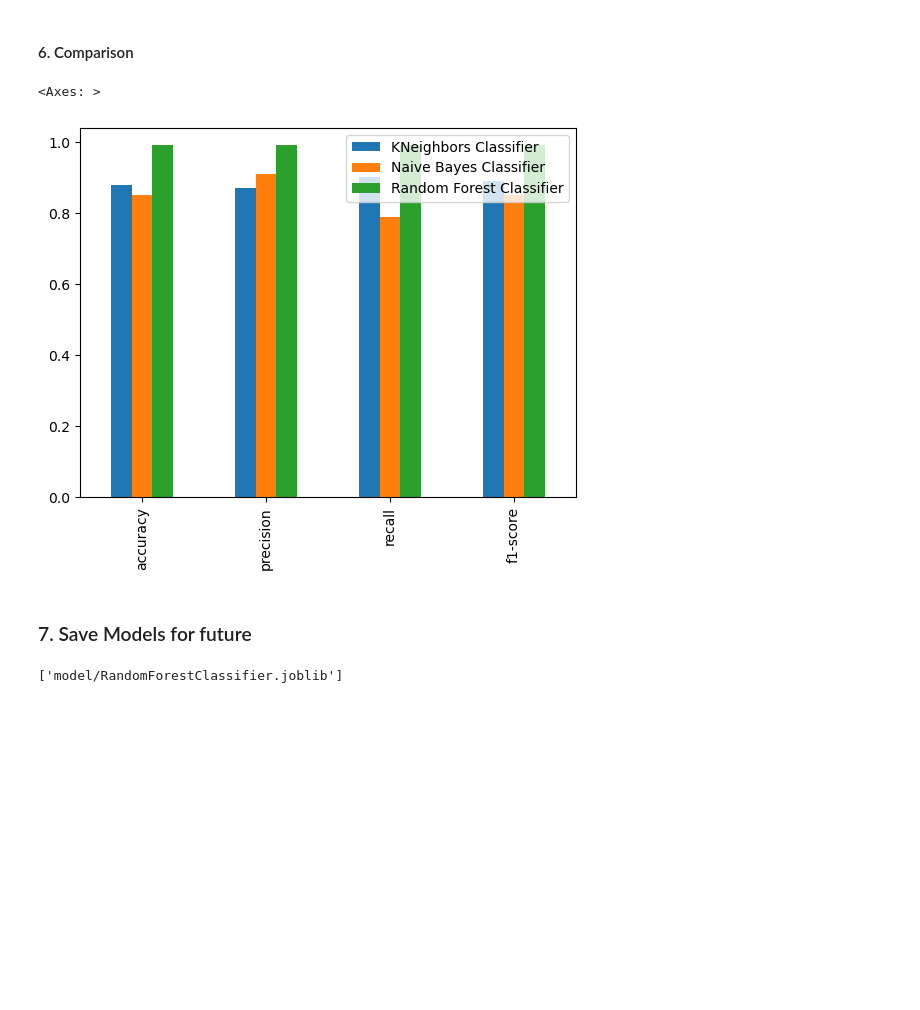
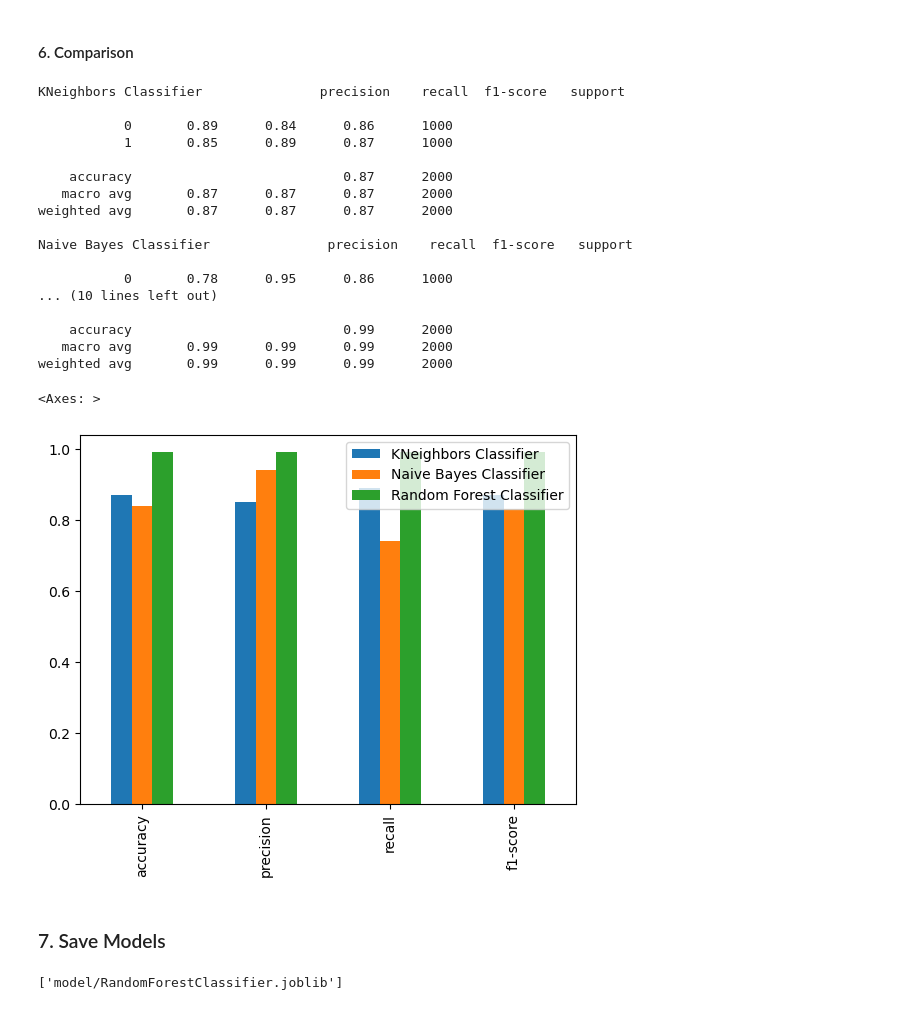
Before and after one commit to Anuj-Panchal/Phishing_Detection, a Jupyter notebook: phishing_detection.ipynb, the cells around one changed output. Cells and saved outputs as stored; diff of their text form; code cells hidden in the pictures; blank space fills up the shorter version.

Commit message:
add classification report

```diff
--- a/phishing_detection.ipynb
+++ b/phishing_detection.ipynb
@@ -277,27 +277,45 @@ Random Forest Classifier Model accuracy = 0.99
 # %% [markdown]
 #### 6. Comparison
 # %%
-def evaluatePrediction(y_true, y_preds):
+def evaluatePrediction(y_true, y_preds, estimator):
     accuracy = accuracy_score(y_true, y_preds)
     precision = precision_score(y_true, y_preds)
     recall = recall_score(y_true, y_preds)
     f1 = f1_score(y_true, y_preds)
+    print(estimator, classification_report(y_true, y_preds))
     return {"accuracy": round(accuracy, 2),
            "precision": round(precision, 2),
            "recall": round(recall, 2),
            "f1-score": round(f1, 2)}
 # %%
 evaluate_metrics = pd.DataFrame({
-    "KNeighbors Classifier": evaluatePrediction(y_test, y_preds1),
-    "Naive Bayes Classifier": evaluatePrediction(y_test, y_preds2),
-    "Random Forest Classifier": evaluatePrediction(y_test, y_preds3)
+    "KNeighbors Classifier": evaluatePrediction(y_test, y_preds1, "KNeighbors Classifier"),
+    "Naive Bayes Classifier": evaluatePrediction(y_test, y_preds2, "Naive Bayes Classifier"),
+    "Random Forest Classifier": evaluatePrediction(y_test, y_preds3, "Random Forest Classifier")
 })
 evaluate_metrics.plot.bar()
 # %% [output]
-<Axes: >
+KNeighbors Classifier               precision    recall  f1-score   support
+
+           0       0.89      0.84      0.86      1000
+           1       0.85      0.89      0.87      1000
+
+    accuracy                           0.87      2000
+   macro avg       0.87      0.87      0.87      2000
+weighted avg       0.87      0.87      0.87      2000
+
+Naive Bayes Classifier               precision    recall  f1-score   support
+
+           0       0.78      0.95      0.86      1000
+... (10 lines left out)
+
+    accuracy                           0.99      2000
+   macro avg       0.99      0.99      0.99      2000
+weighted avg       0.99      0.99      0.99      2000
+<Axes: >
-[figure, old version]
+[figure, new version]
 # %% [markdown]
-### 7. Save Models for future
+### 7. Save Models
 # %%
 #KNeighbors Classifier
 dump(rs_KNeighborsModel, filename = "model/KNeighborsClassifier.joblib")
```
Also changed, not shown: parts of 3 cells of this notebook, 5 other files.
